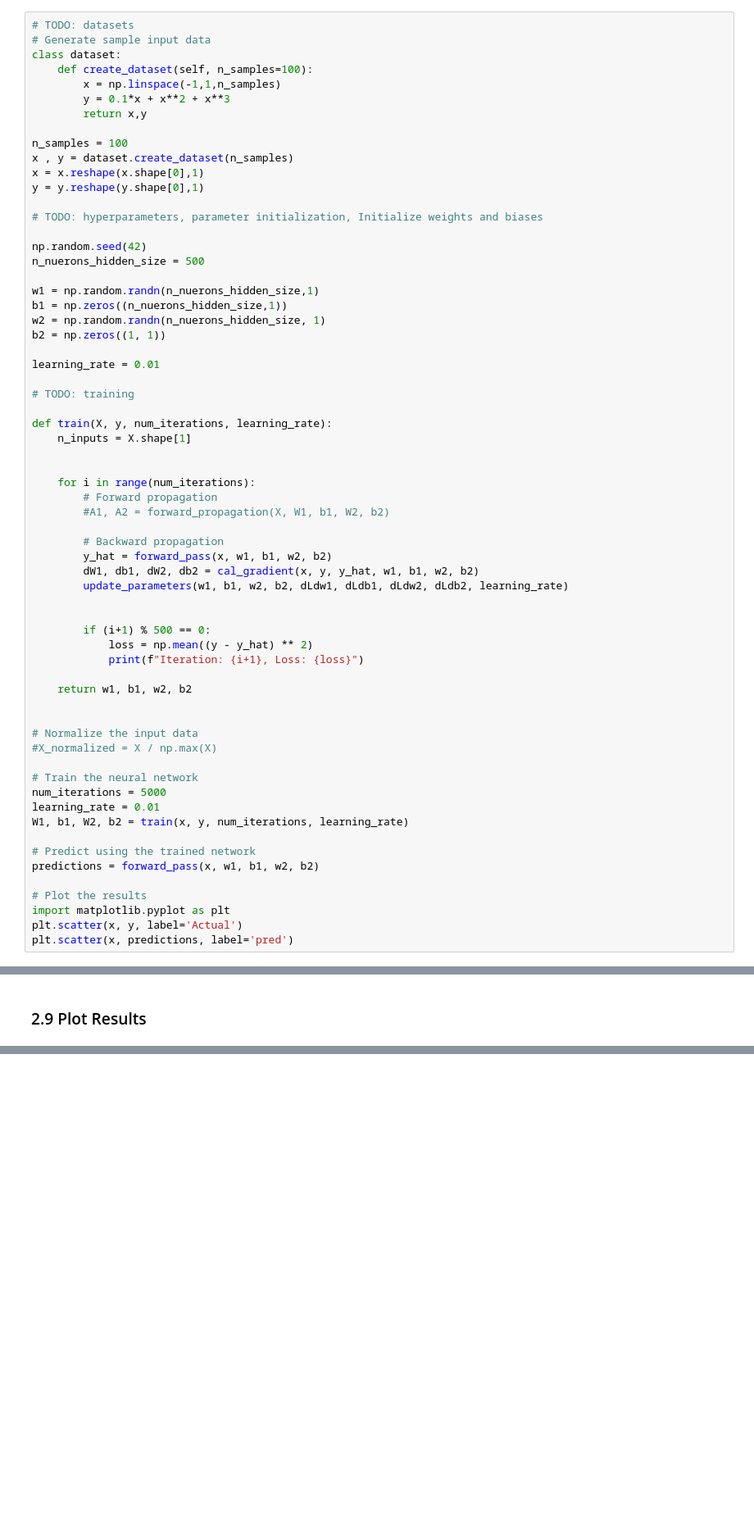
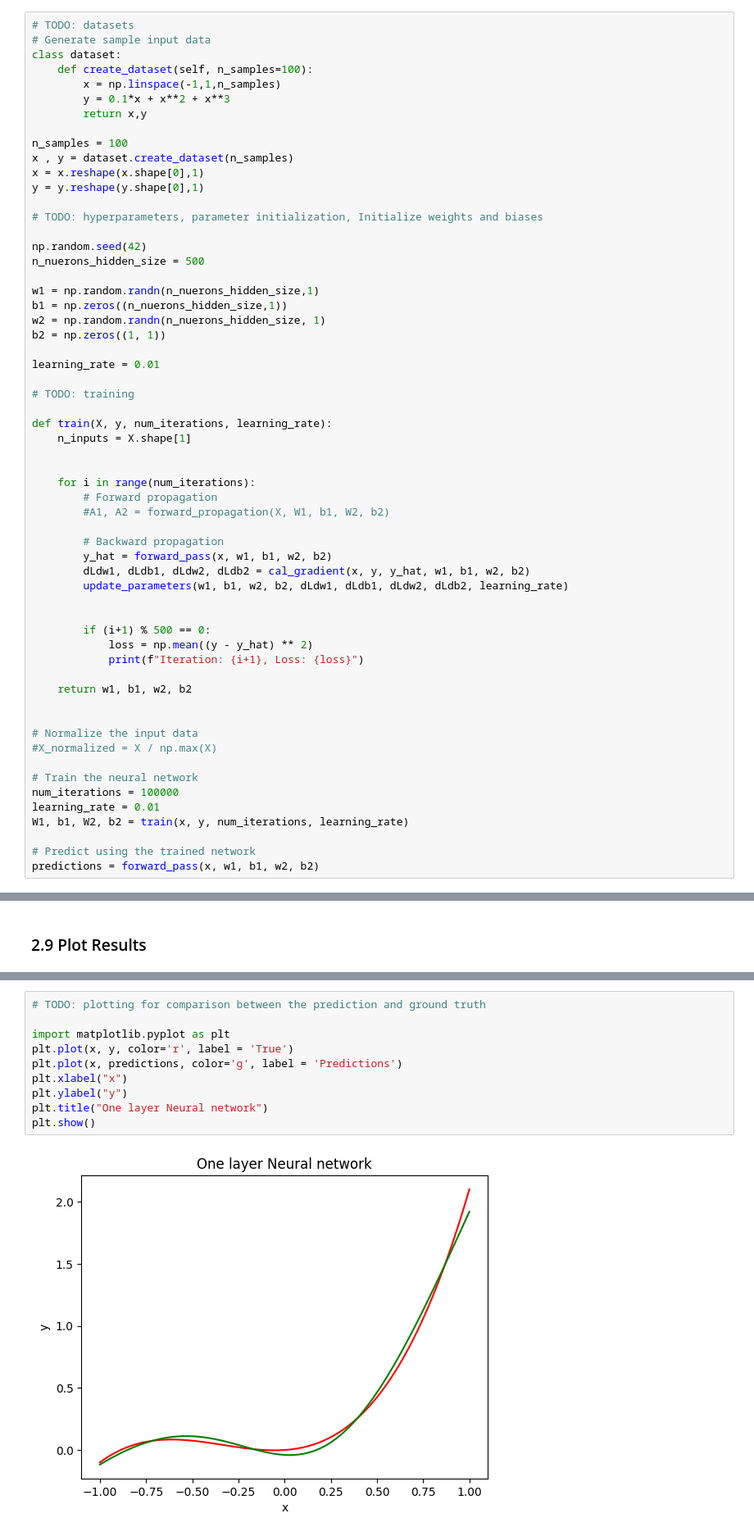
Before and after one commit to PrafulAradhyamth/dlprac, a Jupyter notebook: ProgPractice2-stud.ipynb, the cells around one changed output, grey strips where cells are left out. Shown: that part at 82% size. Cells and saved outputs as stored; diff of their text form; blank space fills up the shorter version.

```diff
--- a/ProgPractice2-stud.ipynb
+++ b/ProgPractice2-stud.ipynb
@@ -151,7 +151,7 @@ def train(X, y, num_iterations, learning_rate):
 
         # Backward propagation
         y_hat = forward_pass(x, w1, b1, w2, b2)
-        dW1, db1, dW2, db2 = cal_gradient(x, y, y_hat, w1, b1, w2, b2)
+        dLdw1, dLdb1, dLdw2, dLdb2 = cal_gradient(x, y, y_hat, w1, b1, w2, b2)
         update_parameters(w1, b1, w2, b2, dLdw1, dLdb1, dLdw2, dLdb2, learning_rate)
 
 
@@ -166,15 +166,10 @@ def train(X, y, num_iterations, learning_rate):
 #X_normalized = X / np.max(X)
 
 # Train the neural network
-num_iterations = 5000
+num_iterations = 100000
 learning_rate = 0.01
 W1, b1, W2, b2 = train(x, y, num_iterations, learning_rate)
 
 # Predict using the trained network
 predictions = forward_pass(x, w1, b1, w2, b2)
-
-# Plot the results
-import matplotlib.pyplot as plt
-plt.scatter(x, y, label='Actual')
-plt.scatter(x, predictions, label='pred')
 # %% [output]
@@ -196,0 +195,12 @@ Iteration: 5000, Loss: 2133752568.8338416
+# %%
+# TODO: plotting for comparison between the prediction and ground truth
+
+import matplotlib.pyplot as plt
+plt.plot(x, y, color='r', label = 'True')
+plt.plot(x, predictions, color='g', label = 'Predictions')
+plt.xlabel("x")
+plt.ylabel("y")
+plt.title("One layer Neural network")
+plt.show()
+# %% [output]
+[figure, added]
```
Also changed, not shown: parts of 2 cells of this notebook.
